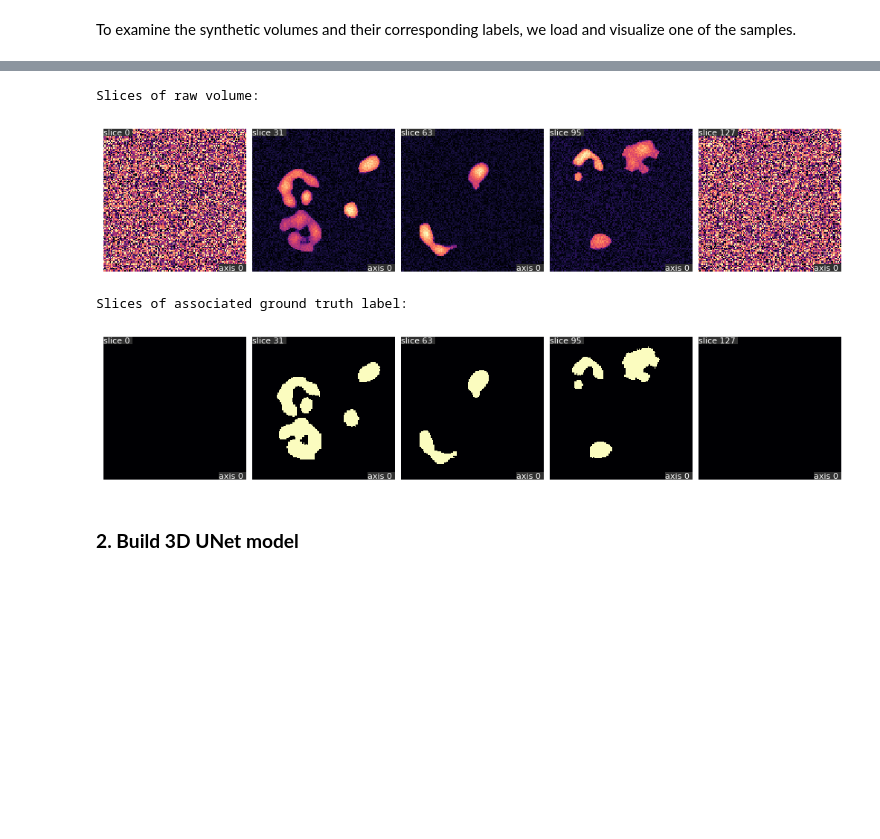
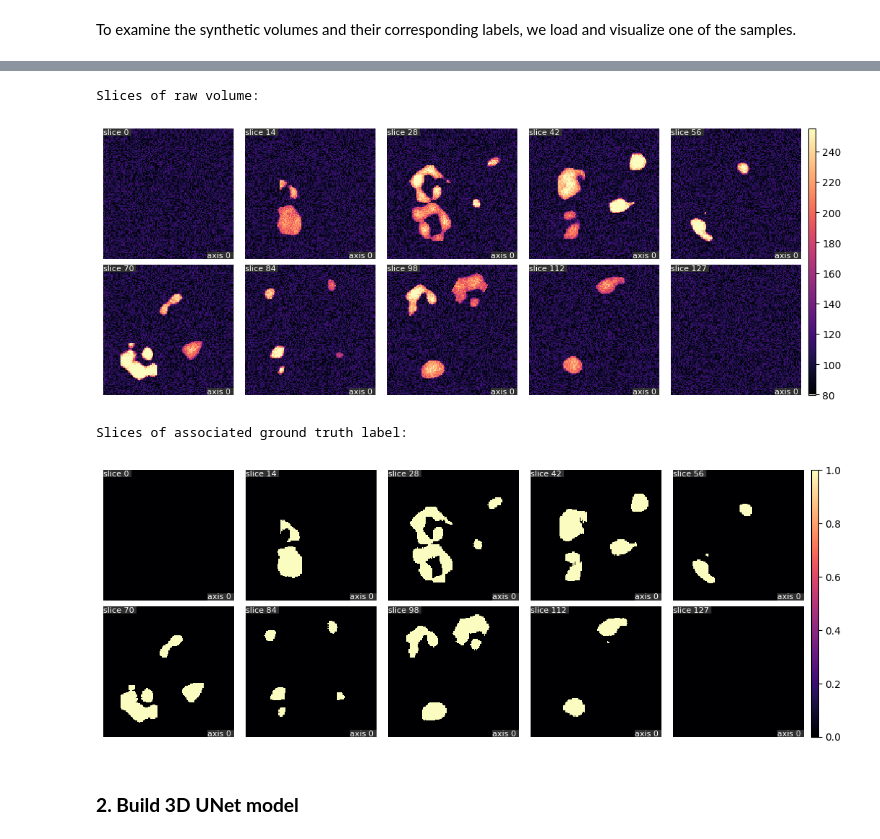
Before and after one commit to qim-center/qim3d, a Jupyter notebook: docs/notebooks/segmentation_pipeline_3D.ipynb, the cells around one changed output, grey strips where cells are left out. Drawn from its saved outputs; the diff is of its cells as text; code cells hidden in the pictures; blank space fills up the shorter version.

```diff
--- a/docs/notebooks/segmentation_pipeline_3D.ipynb
+++ b/docs/notebooks/segmentation_pipeline_3D.ipynb
@@ -155,15 +158,15 @@ qim3d.viz.volumetric(vol)
 # %%
 # Visualize slices of volume and label
 print(f"Slices of raw volume:")
-qim3d.viz.slices_grid(volume, num_slices = 5, display_figure = True)
+qim3d.viz.slices_grid(volume, num_slices=10, color_bar=True, color_bar_style="large", display_figure = True)
 
 print(f"Slices of associated ground truth label:")
-qim3d.viz.slices_grid(label, num_slices=5)
+qim3d.viz.slices_grid(label, num_slices=10, color_bar=True, color_bar_style="large")
 # %% [output]
 Slices of raw volume:
-[figure, old version]
+[figure, new version]
 Slices of associated ground truth label:
-[figure, old version]
+[figure, new version]
 # %% [markdown]
 ### **2. Build 3D UNet model**
 # %% [markdown]
```
Also changed, not shown: parts of 3 cells of this notebook.
